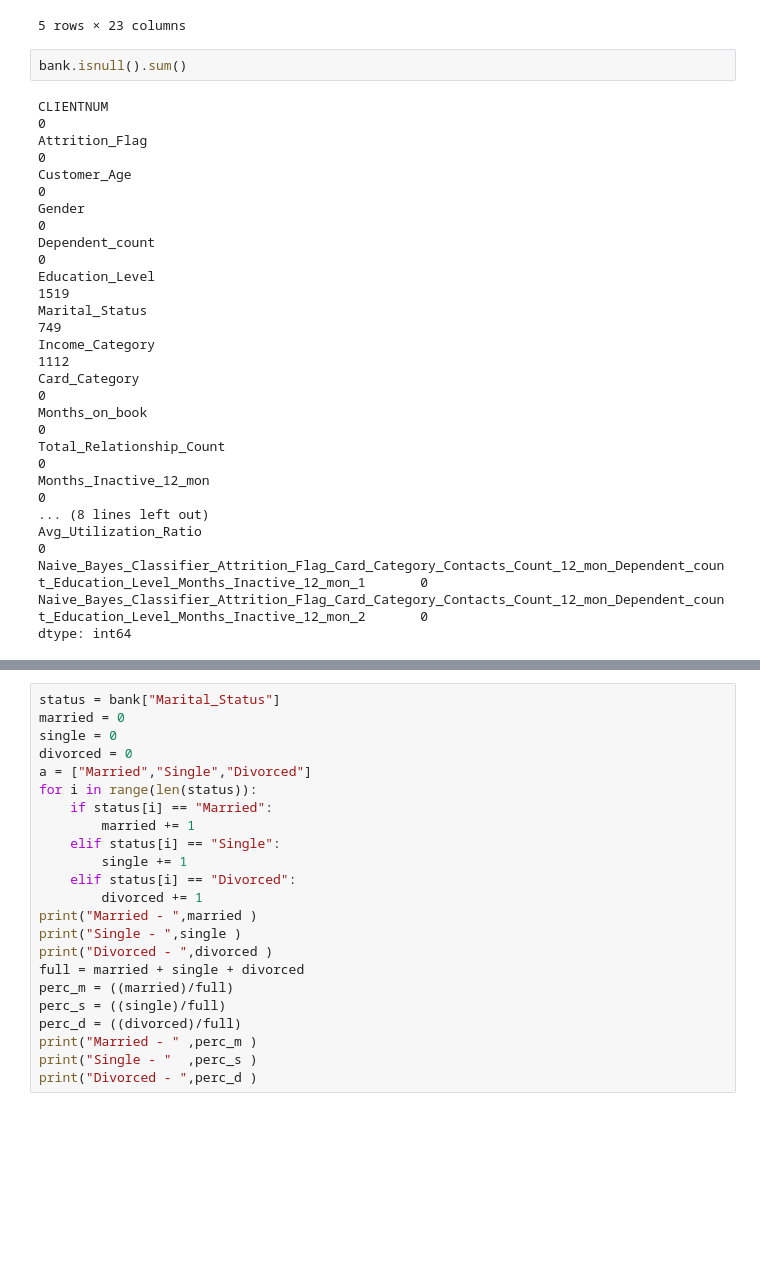
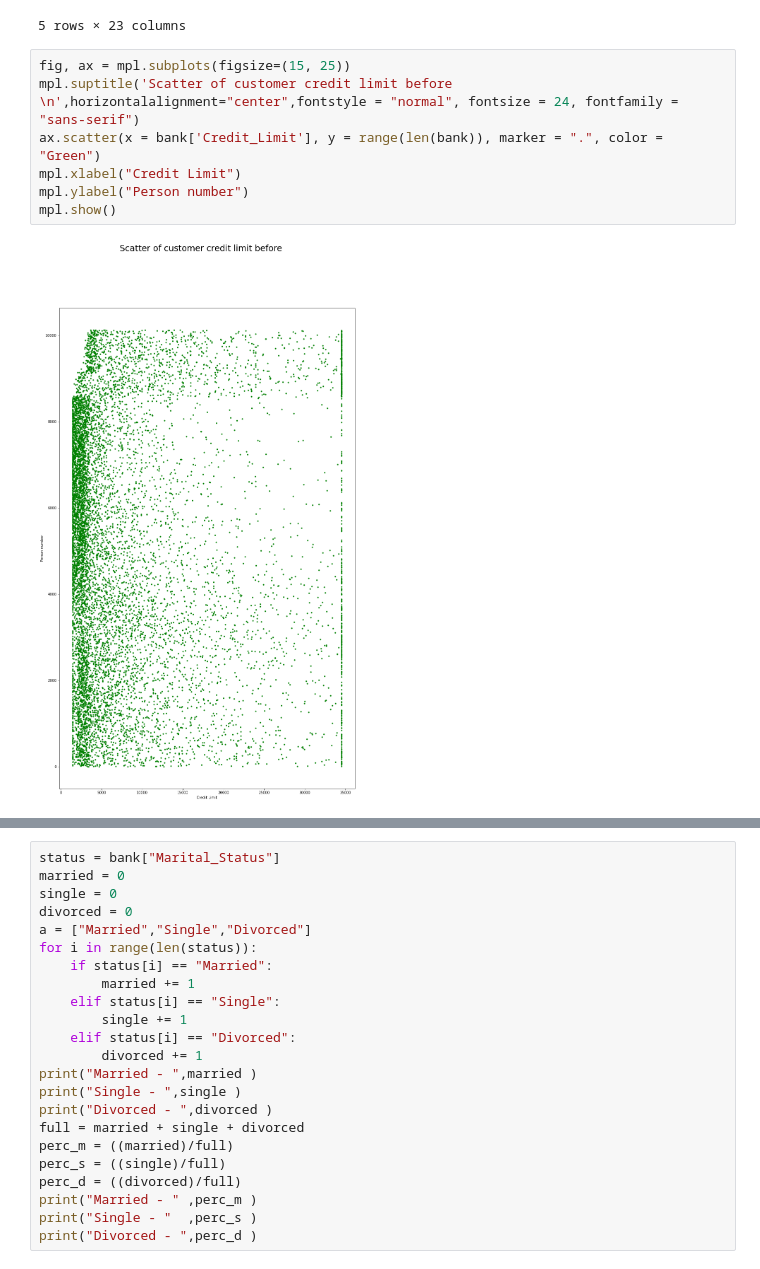
Before and after one commit to rnd4u-org/2021-knu-churn, a Jupyter notebook: PreProcessing2_task.ipynb, the cells around one changed output, grey strips where cells are left out. Saved outputs shown, nothing was run; the diff lists cells and outputs as text; blank space fills up the shorter version.

```diff
--- a/PreProcessing2_task.ipynb
+++ b/PreProcessing2_task.ipynb
@@ -18,23 +20,12 @@ bank.head()
 | 3 | 769911858 | Existing Customer | 40 | F | 4 | High School | NaN | ... |
 | 4 | 709106358 | Existing Customer | 40 | M | 3 | Uneducated | Married | ... |
 5 rows × 23 columns
-# %%
-bank.isnull().sum()
-# %% [output]
-CLIENTNUM                                                                                                                                0
-Attrition_Flag                                                                                                                           0
-Customer_Age                                                                                                                             0
-Gender                                                                                                                                   0
-Dependent_count                                                                                                                          0
-Education_Level                                                                                                                       1519
-Marital_Status                                                                                                                         749
-Income_Category                                                                                                                       1112
-Card_Category                                                                                                                            0
-Months_on_book                                                                                                                           0
-Total_Relationship_Count                                                                                                                 0
-Months_Inactive_12_mon                                                                                                                   0
-... (8 lines left out)
-Avg_Utilization_Ratio                                                                                                                    0
-Naive_Bayes_Classifier_Attrition_Flag_Card_Category_Contacts_Count_12_mon_Dependent_count_Education_Level_Months_Inactive_12_mon_1       0
-Naive_Bayes_Classifier_Attrition_Flag_Card_Category_Contacts_Count_12_mon_Dependent_count_Education_Level_Months_Inactive_12_mon_2       0
-dtype: int64
+# %%
+fig, ax = mpl.subplots(figsize=(15, 25))
+mpl.suptitle('Scatter of customer credit limit before \n',horizontalalignment="center",fontstyle = "normal", fontsize = 24, fontfamily = "sans-serif")
+ax.scatter(x = bank['Credit_Limit'], y = range(len(bank)), marker = ".", color = "Green")
+mpl.xlabel("Credit Limit")
+mpl.ylabel("Person number")
+mpl.show()
+# %% [output]
+[figure, added]
```
Also changed, not shown: parts of 11 cells of this notebook, 1 other file.
